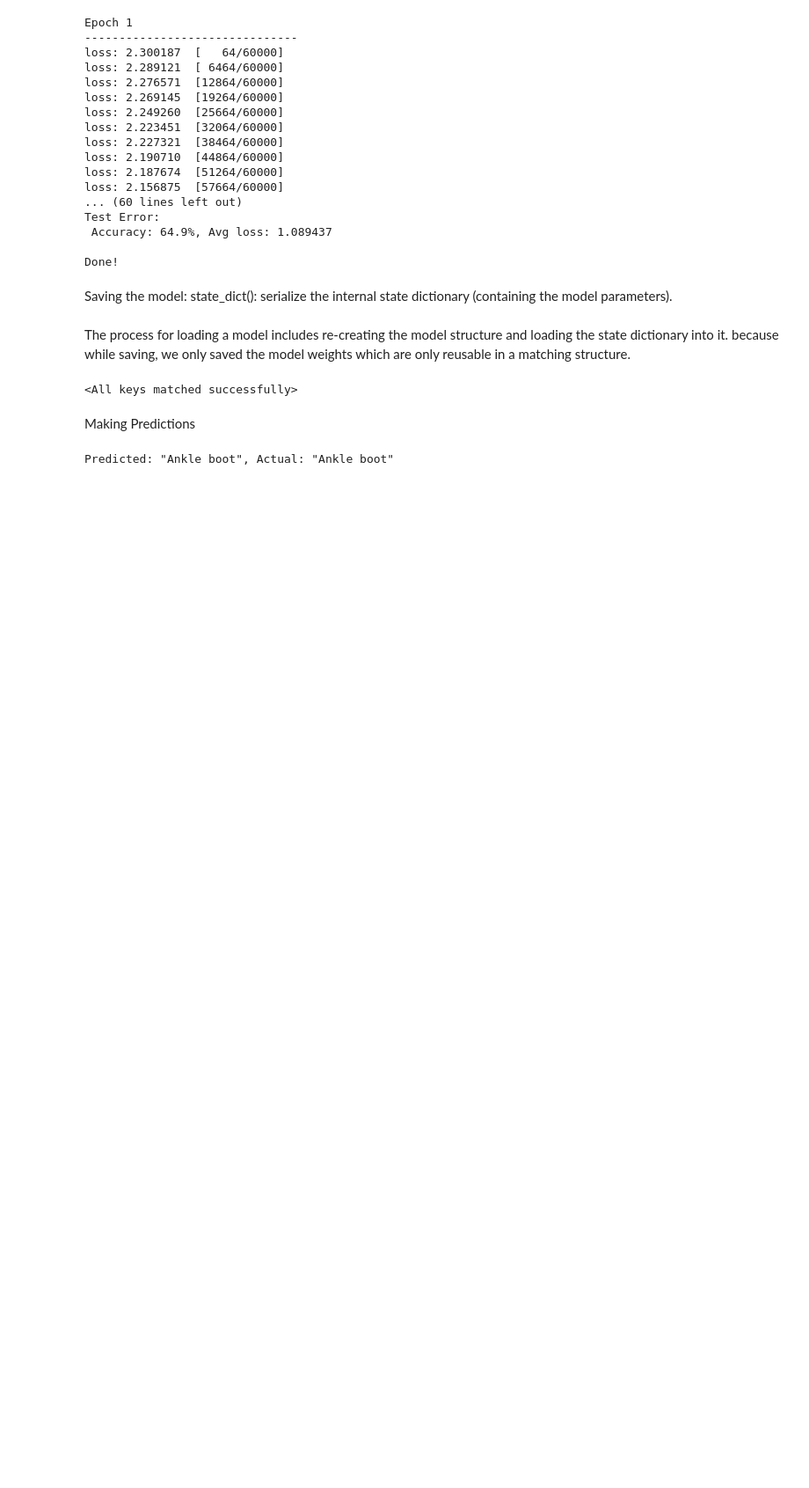
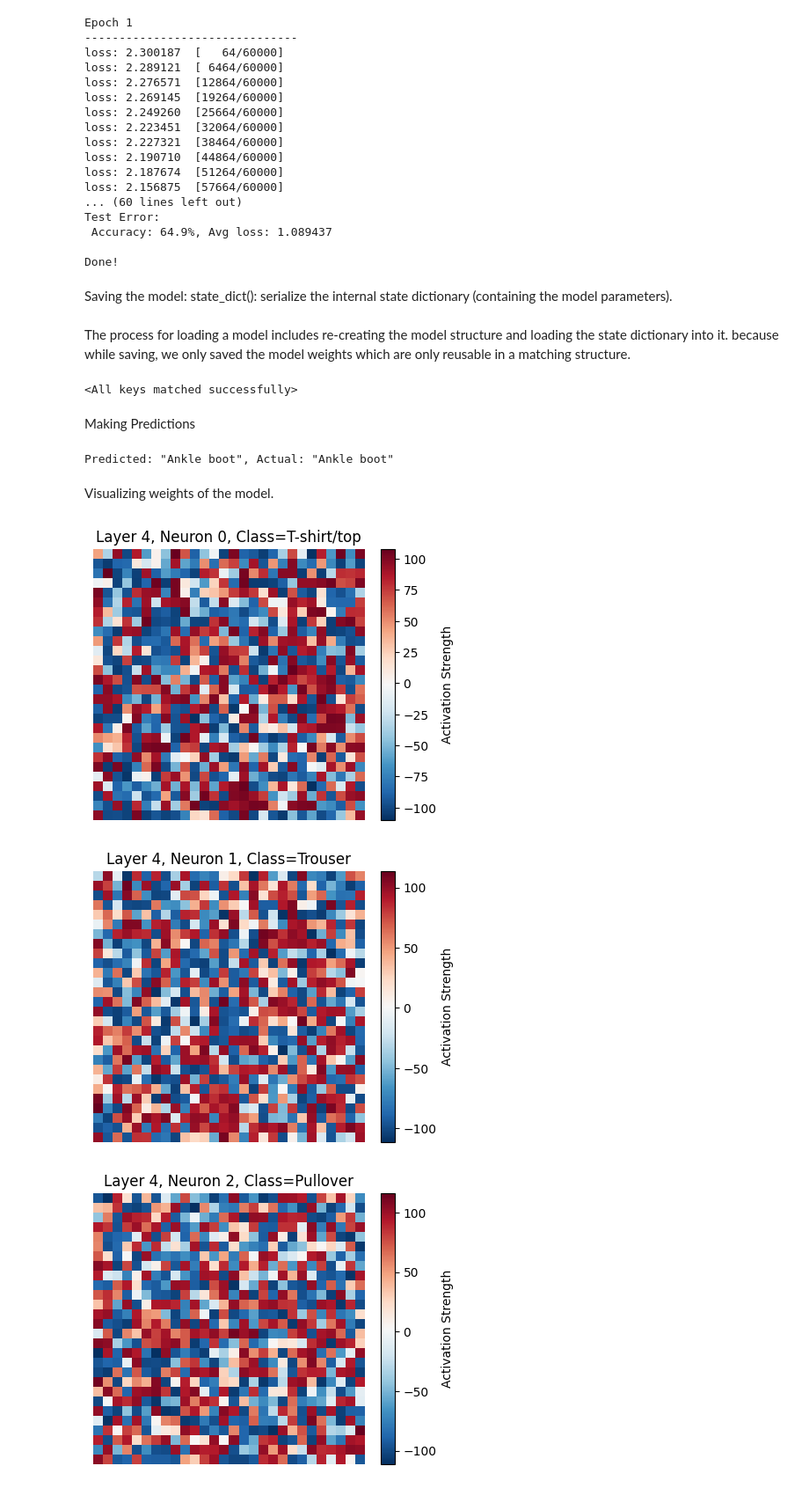
Before and after one commit to kunalphalswal/Machine-Learning, a Jupyter notebook: NeuralNetworks/FashionMNIST.ipynb, the cells around one changed output. Shown at 88% size. Drawn from its saved outputs; the diff is of its cells as text; code cells hidden in the pictures; blank space fills up the shorter version.

Commit message:
visualization of model weights added

```diff
--- a/NeuralNetworks/FashionMNIST.ipynb
+++ b/NeuralNetworks/FashionMNIST.ipynb
@@ -250,3 +234,57 @@ with torch.no_grad():
     print(f'Predicted: "{predicted}", Actual: "{actual}"')
 # %% [output]
 Predicted: "Ankle boot", Actual: "Ankle boot"
+# %% [markdown]
+Visualizing weights of the model.
+# %%
+import matplotlib.pyplot as plt
+def visualize_first_layer(model):
+    weights = model.linear_relu_stack[0].weight.detach().numpy()
+
+    fig, axes = plt.subplots(8, 8, figsize=(12, 12))
+    for i, ax in enumerate(axes.flat):
+        if i < weights.shape[0]:
+            ax.imshow(weights[i].reshape(28, 28), cmap='gray')
+        ax.axis('off')
+    plt.tight_layout()
+    plt.show()
+
+def visualize_deeper_layer(model, layer_idx, neuron_idx, num_iterations=1000):
+    model.eval()
+
+    # Create a random input image
+    input_image = torch.randn(1, 28*28, requires_grad=True)
+    optimizer = torch.optim.Adam([input_image], lr=0.1)
+
+    for _ in range(num_iterations):
+        optimizer.zero_grad()
+
+        # Forward pass
+        x = input_image
+        for i, layer in enumerate(model.linear_relu_stack):
+            x = layer(x)
+            if i == layer_idx:
+                break
+
+        # Maximize the activation of the specified neuron
+        loss = -x[0, neuron_idx]
+        loss.backward()
+        optimizer.step()
+
+    # Reshape the optimized input
+    visualized_pattern = input_image.detach().numpy().reshape(28, 28)
+
+    # Create a diverging colormap
+    plt.figure(figsize=(5, 4))
+    im = plt.imshow(visualized_pattern, cmap='RdBu_r')
+    plt.colorbar(im, label='Activation Strength')
+    plt.title(f"Layer {layer_idx}, Neuron {neuron_idx}, Class={classes[neuron_idx]}")
+    plt.axis('off')
+    plt.show()
+
+for i in range(10):
+    visualize_deeper_layer(model,4,i)
+# %% [output]
+[figure, added]
+[figure, added]
+[figure, added]
```
Also changed, not shown: parts of 2 cells of this notebook, 3 other files.
